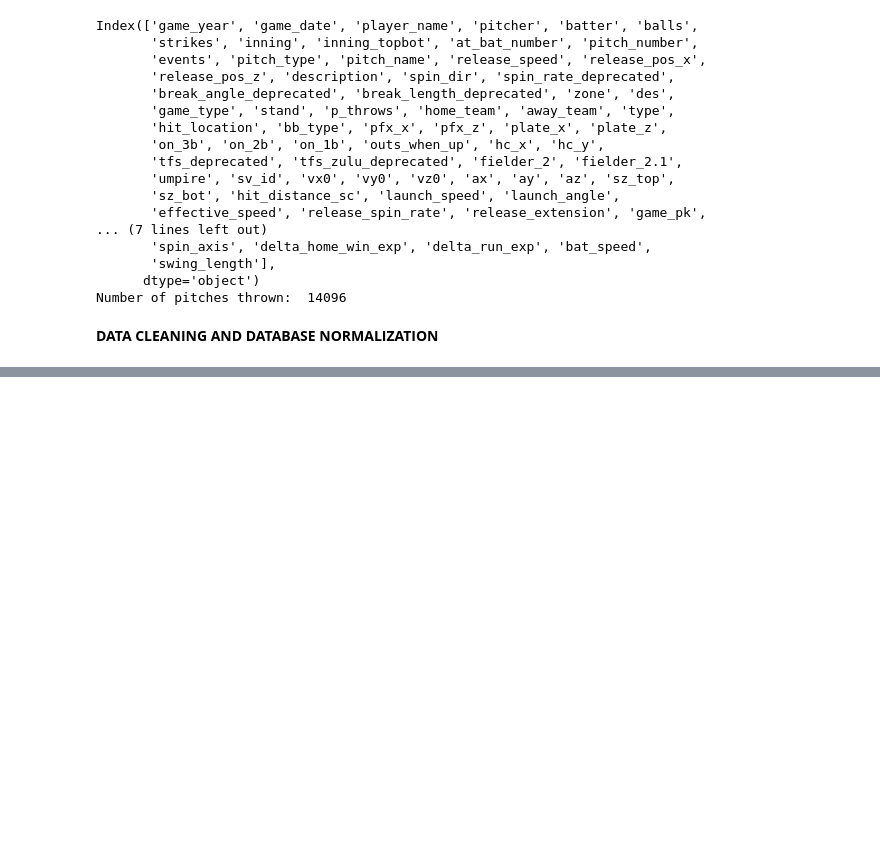
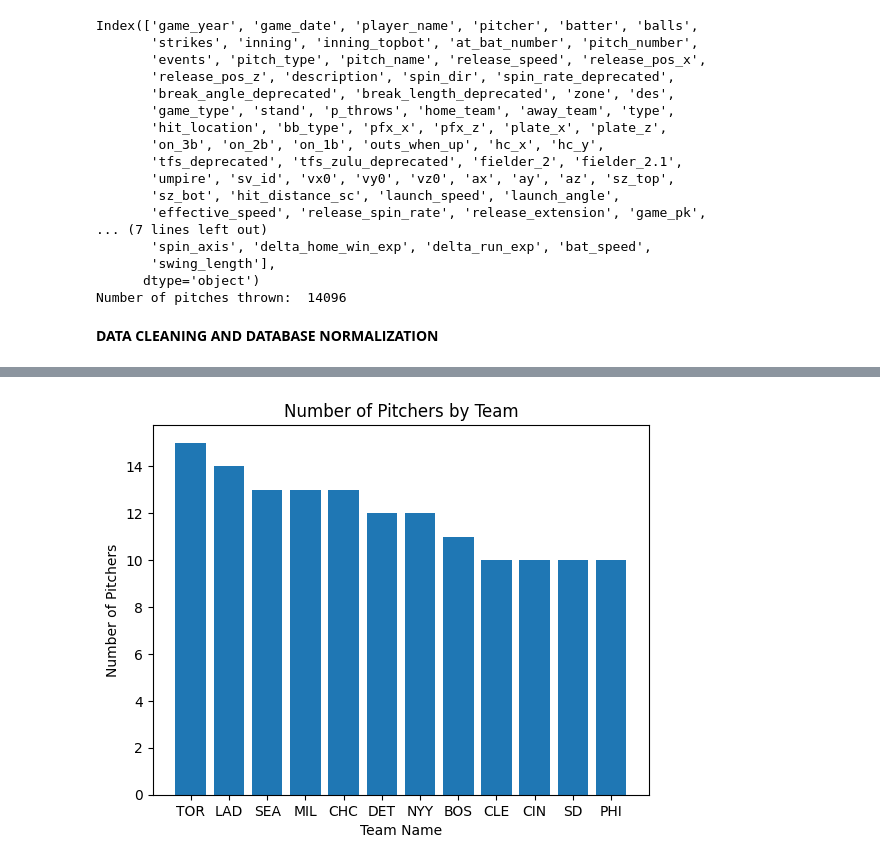
Before and after one commit to cjsteffen00/MLB-data, a Jupyter notebook: mlb.ipynb, the cells around one changed output, grey strips where cells are left out. Drawn from its saved outputs; the diff is of its cells as text; code cells hidden in the pictures; blank space fills up the shorter version.

```diff
--- a/mlb.ipynb
+++ b/mlb.ipynb
@@ -99 +92,17 @@ players
 143 rows × 3 columns
+# %%
+#how many pitchers on each team
+pitchers_by_team = con.sql("""
+        SELECT team_name, count(team_name) as num_team
+        FROM pitchers
+        GROUP BY team_name
+        ORDER by num_team DESC
+        """).to_df()
+
+plt.bar(pitchers_by_team['team_name'], pitchers_by_team['num_team'])
+plt.xlabel('Team Name')
+plt.ylabel('Number of Pitchers')
+plt.title('Number of Pitchers by Team')
+plt.show()
+# %% [output]
+[figure, added]
```
Also changed, not shown: parts of 6 cells of this notebook.
